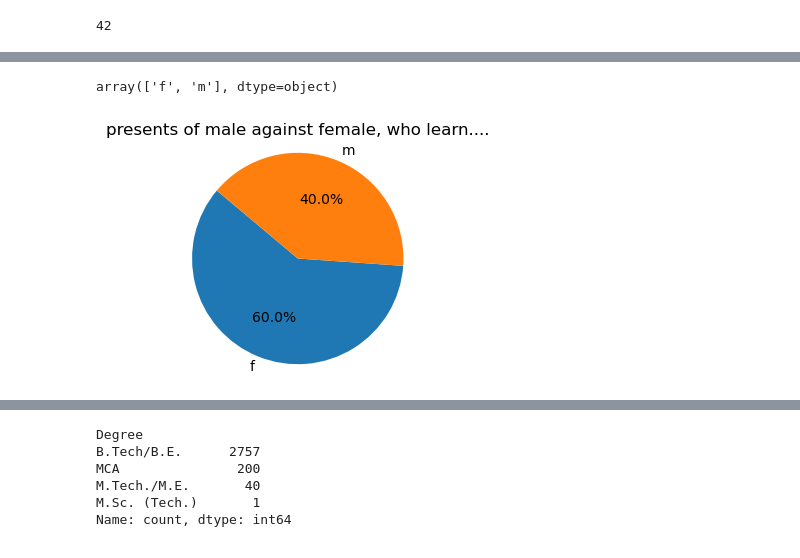
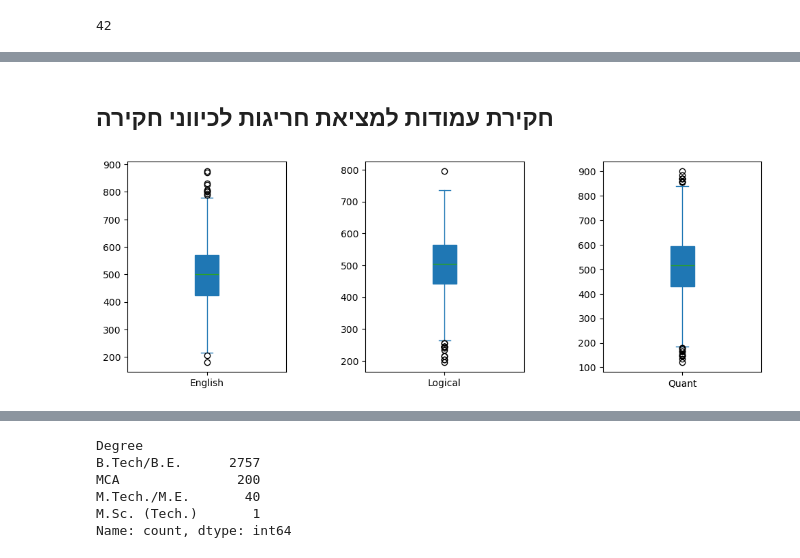
Before and after one commit to noyaks/Our-project, a Jupyter notebook: our_new_project.ipynb, the cells around one changed output, grey strips where cells are left out. Saved outputs shown, nothing was run; the diff lists cells and outputs as text; code cells hidden in the pictures.

```diff
--- a/our_new_project.ipynb
+++ b/our_new_project.ipynb
@@ -223,15 +255,12 @@ plt.boxplot(pj.collegeGPA)
-# %%
-# וידוא שאין ערכים שהם לא זכר ונקבה
-pj["Gender"].unique()
-# %% [output]
-array(['f', 'm'], dtype=object)
-# %%
-labels = ['f', 'm']
-sizes = [60, 40]
-plt.figure(figsize=(3, 3))
-plt.pie(sizes, labels=labels, autopct='%1.1f%%', startangle=140)
-plt.title("presents of male against female, who learn....")
-plt.axis('equal')
-plt.show()
-# %% [output]
-[figure, removed]
+# %% [markdown]
+## חקירת עמודות למציאת חריגות לכיווני חקירה
+# %%
+columns_of_interest = ['English', 'Logical', 'Quant']
+Reasonable_Range= pj.filter(columns_of_interest).select_dtypes(include=np.number)
+
+# בוקס פלוט
+Reasonable_Range.plot(subplots=True, layout=(1, len(columns_of_interest)), kind='box', figsize=(12, 4), patch_artist=True) # עושה את הצבע הכחול
+plt.subplots_adjust(wspace=0.5)
+plt.show()
+# %% [output]
+[figure, added]
```
Also changed, not shown: parts of 57 cells of this notebook.
